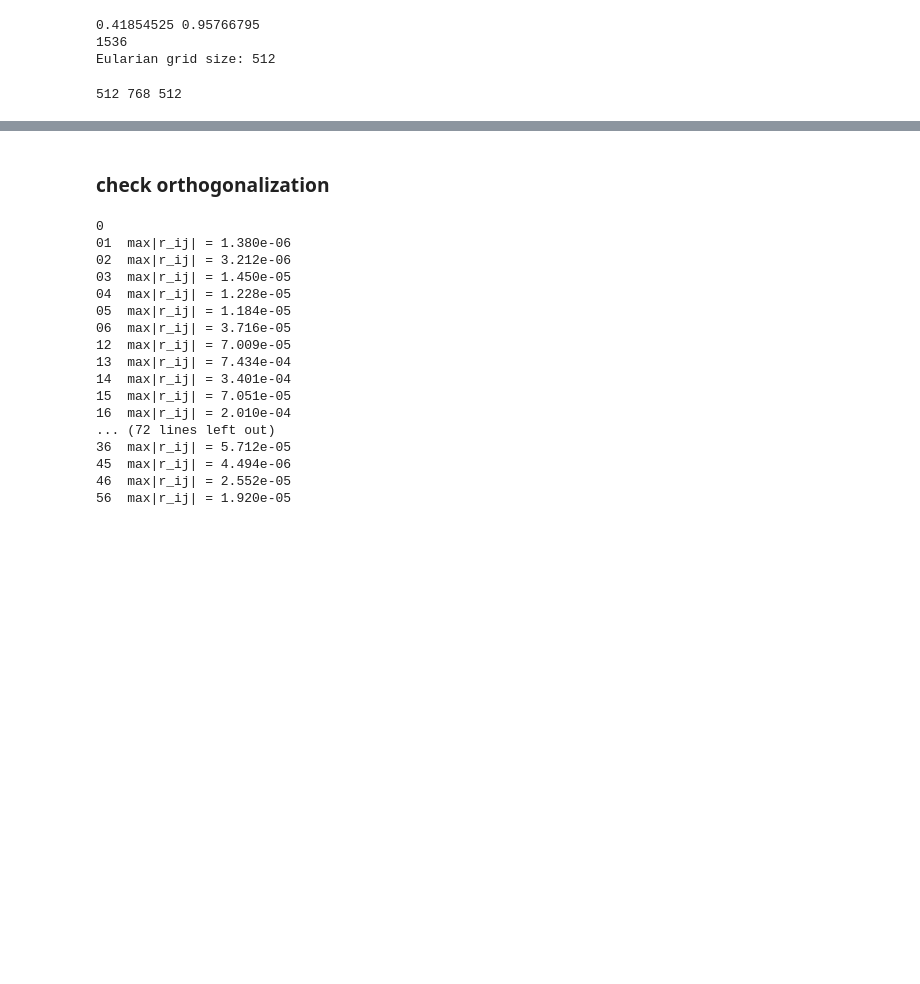
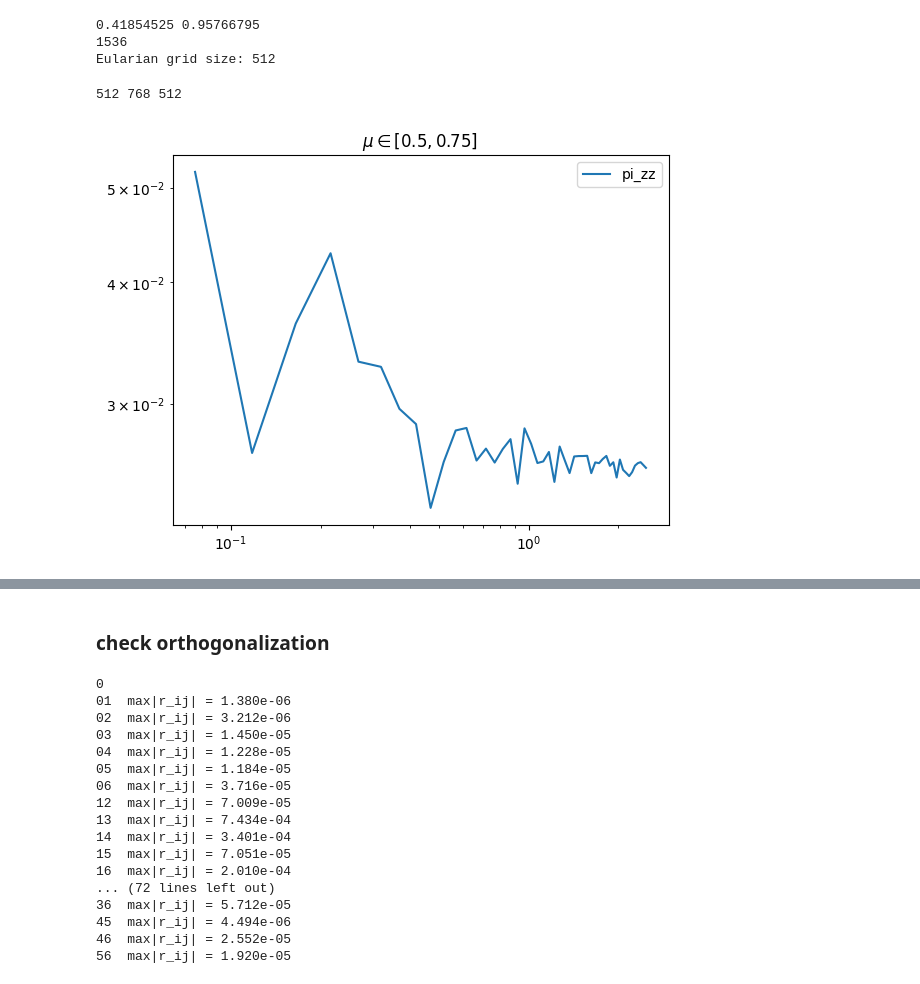
Before and after one commit to kazakitsu/PT-field-modeling, a Jupyter notebook: example/accel2_test.ipynb, the cells around one changed output, grey strips where cells are left out. Drawn from its saved outputs; the diff is of its cells as text; code cells hidden in the pictures; blank space fills up the shorter version.

```diff
--- a/example/accel2_test.ipynb
+++ b/example/accel2_test.ipynb
@@ -86,3 +96,17 @@ k_arr, pks_auto, Nmodes = PT_field.compute_pks_2d(shifted_fields, mu_edges, meas
+# %%
+i_field = 0
+i_mu = 2
+mu = idx_to_mu[i_mu]
+plt.plot(k_arr, pks_auto_ept[8,:,i_mu]/pks_auto_ept[1,:,i_mu], label=f'{field}')
+#plt.plot(k_arr, pks_auto[8,:,i_mu], label=f'eta')
+#plt.plot(k_arr, pks_auto[1,:,i_mu], label=f'd')
+
+plt.title(mu)
+plt.legend()
+plt.xscale('log')
+plt.yscale('log')
+# %% [output]
+[figure, added]
 # %%
 i_field = 0
 i_mu = 0
```
Also changed, not shown: parts of 6 cells of this notebook, 7 other files.
